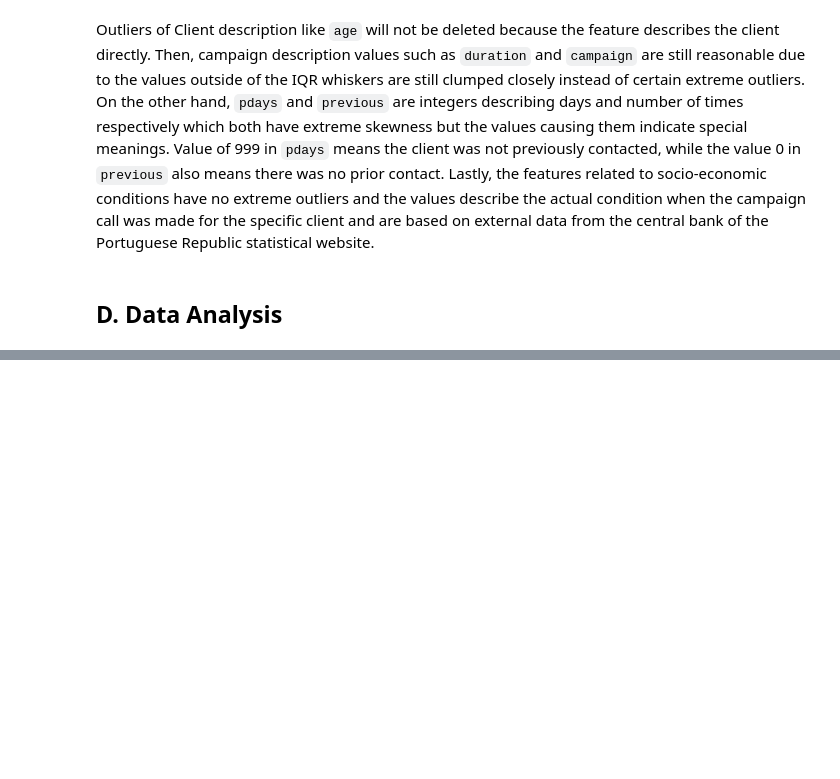
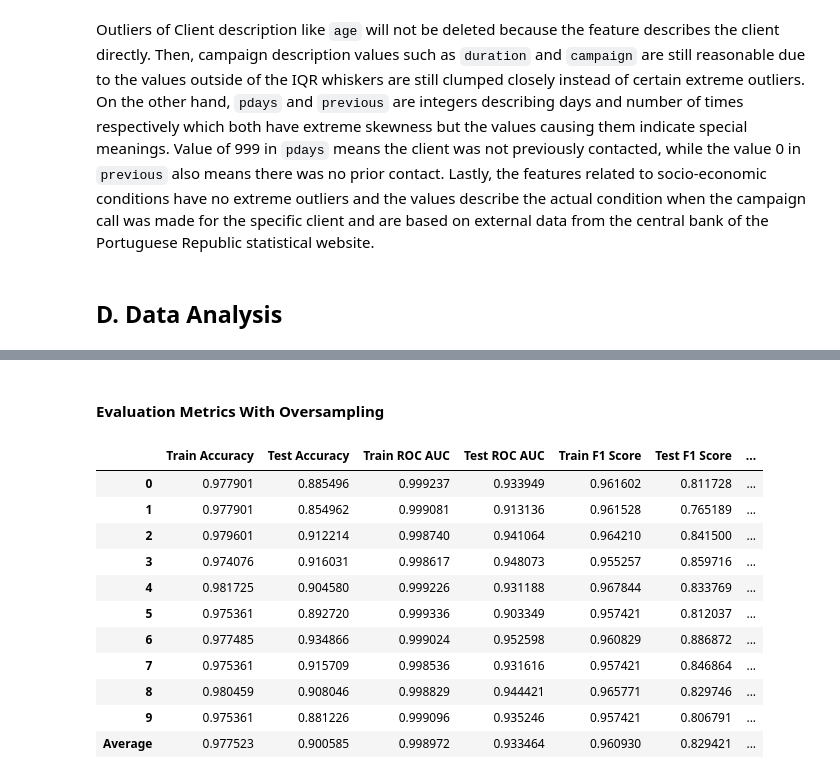
Before and after one commit to robbenrba/finalProject, a Jupyter notebook: finalProject_RobertoB_GrettyM_final.ipynb, the cells around one changed output, grey strips where cells are left out. Saved outputs shown, nothing was run; the diff lists cells and outputs as text; code cells hidden in the pictures; blank space fills up the shorter version.

```diff
--- a/finalProject_RobertoB_GrettyM_final.ipynb
+++ b/finalProject_RobertoB_GrettyM_final.ipynb
@@ -291,0 +696,40 @@ Outliers of Client description like `age` will not be deleted because the featur
+# %% [markdown]
+#### Evaluation Metrics With Oversampling
+# %%
+listItem = []
+
+for tr,val in zip(train_errors_with_oversampling,validation_errors_with_oversampling) :
+    listItem.append([tr['accuracy'],val['accuracy'],tr['roc'],val['roc'],tr['f1'],val['f1'],
+                     tr['recall'],val['recall'],tr['precision'],val['precision']])
+
+listItem.append(list(np.mean(listItem,axis=0)))
+
+dfEvaluateRos = pd.DataFrame(listItem,
+                    columns=['Train Accuracy',
+                            'Test Accuracy',
+                            'Train ROC AUC',
+                            'Test ROC AUC',
+                            'Train F1 Score',
+                            'Test F1 Score',
+                            'Train Recall',
+                            'Test Recall',
+                            'Train Precision',
+                            'Test Precision'])
+
+listIndex = list(dfEvaluateRos.index)
+listIndex[-1] = 'Average'
+dfEvaluateRos.index = listIndex
+dfEvaluateRos
+# %% [output]
+|  | Train Accuracy | Test Accuracy | Train ROC AUC | Test ROC AUC | Train F1 Score | Test F1 Score | ... |
+| 0 | 0.977901 | 0.885496 | 0.999237 | 0.933949 | 0.961602 | 0.811728 | ... |
+| 1 | 0.977901 | 0.854962 | 0.999081 | 0.913136 | 0.961528 | 0.765189 | ... |
+| 2 | 0.979601 | 0.912214 | 0.998740 | 0.941064 | 0.964210 | 0.841500 | ... |
+| 3 | 0.974076 | 0.916031 | 0.998617 | 0.948073 | 0.955257 | 0.859716 | ... |
+| 4 | 0.981725 | 0.904580 | 0.999226 | 0.931188 | 0.967844 | 0.833769 | ... |
+| 5 | 0.975361 | 0.892720 | 0.999336 | 0.903349 | 0.957421 | 0.812037 | ... |
+| 6 | 0.977485 | 0.934866 | 0.999024 | 0.952598 | 0.960829 | 0.886872 | ... |
+| 7 | 0.975361 | 0.915709 | 0.998536 | 0.931616 | 0.957421 | 0.846864 | ... |
+| 8 | 0.980459 | 0.908046 | 0.998829 | 0.944421 | 0.965771 | 0.829746 | ... |
+| 9 | 0.975361 | 0.881226 | 0.999096 | 0.935246 | 0.957421 | 0.806791 | ... |
+| Average | 0.977523 | 0.900585 | 0.998972 | 0.933464 | 0.960930 | 0.829421 | ... |
```
Also changed, not shown: parts of 66 cells of this notebook, 1 other file.
